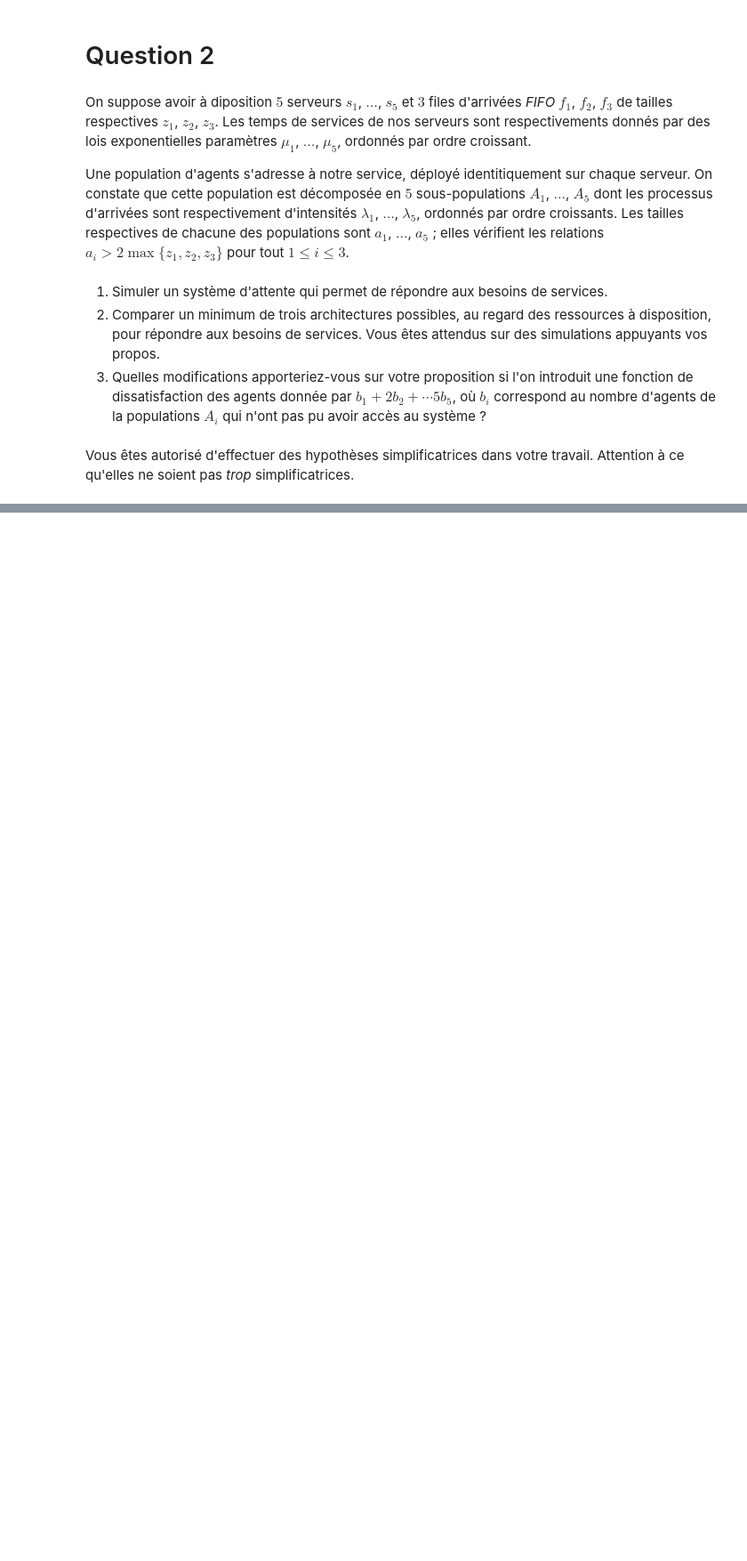
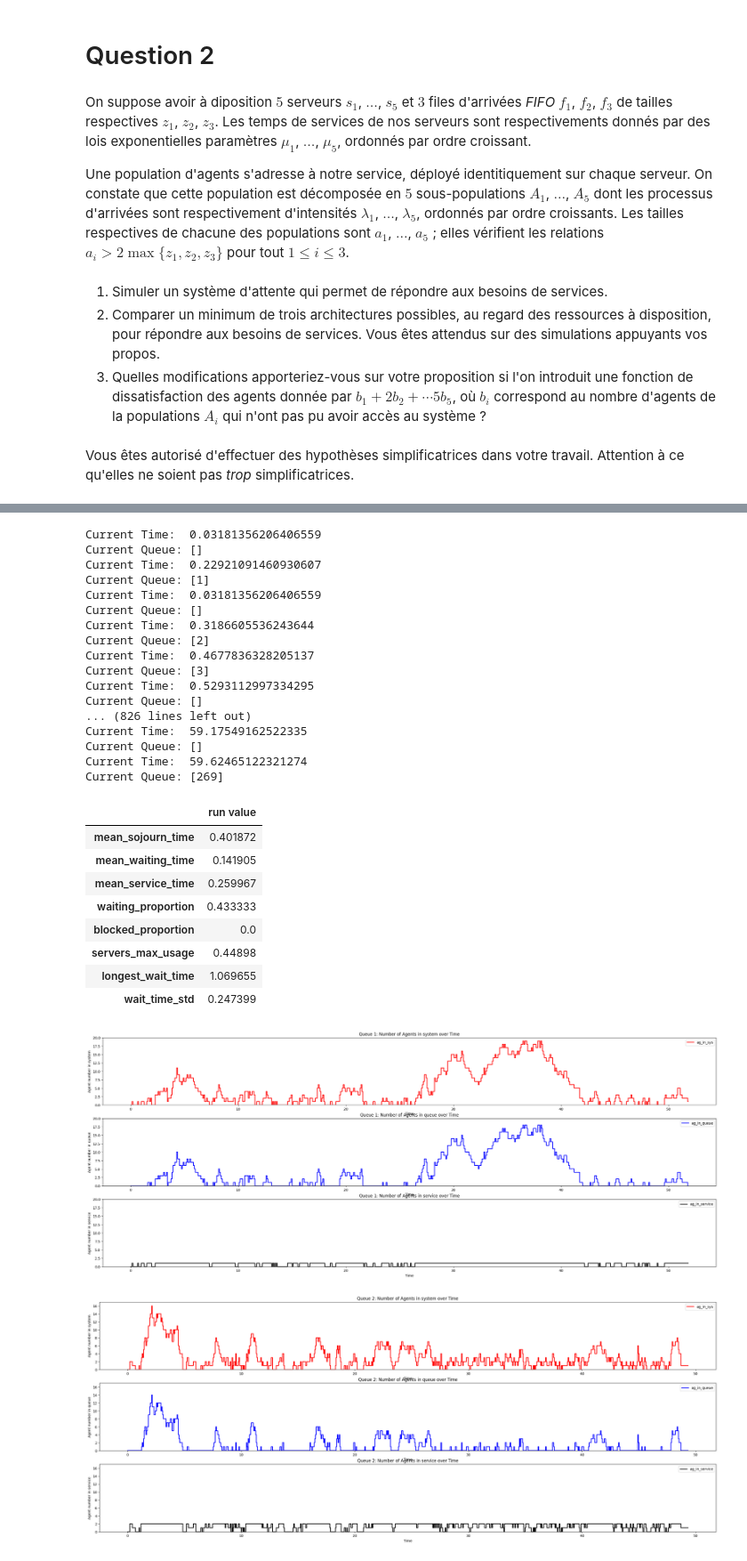
Before and after one commit to TALLEC-Scott/ero2, a Jupyter notebook: Analyse et dimensionnement - Enonce.ipynb, the cells around one changed output, grey strips where cells are left out. Shown at 89% size. Saved outputs shown, nothing was run; the diff lists cells and outputs as text; code cells hidden in the pictures; blank space fills up the shorter version.

```diff
--- a/Analyse et dimensionnement - Enonce.ipynb
+++ b/Analyse et dimensionnement - Enonce.ipynb
@@ -533,16 +624,13 @@ Vous êtes autorisé d'effectuer des hypothèses simplificatrices dans votre tra
 def combinePopulations(population_size_1, lambda_1, population_size_2, lambda_2):
     # Generate the new population size and lambda
     new_population_size = population_size_1 + population_size_2
-    new_lambda = lambda_1 + lambda_2
-
-    # Define the arrival distribution for the combined population
-    arval_dist = lambda size: rng.exponential(scale=1 / new_lambda, size=size)
+    new_lambda = lambda_1 + lambda_2  # New lambda is the sum of old lambdas
 
     # Return the new population information
     return new_population_size, new_lambda
 
 def combineServers(mu1, mu2):
     # Generate the new mu for the combined server
-    new_mu = (mu1 + mu2) / 2
+    new_mu = (mu1 + mu2) /2  #So why the average, well it's a simplification for 2 servers
 
     return new_mu
@@ -549,15 +641,21 @@ def combineServers(mu1, mu2):
 # %%
 # Sub-population sizes and arrival rates
-population_sizes = [65, 85, 105, 125, 150]  # a1, a2, a3, a4, a5
-lambdas = [0.1, 0.2, 0.3, 0.4, 0.5]  # lambda1, lambda2, lambda3, lambda4, lambda5
-mus = [0.5, 0.6, 0.7, 0.8, 0.9]  # Paramètres de temps de service pour chaque serveur
-queue_sizes = [10, 20, 30]  # Tailles de files d'attente
-server_counts = [1, 2, 2]
+population_sizes = [120, 150, 200, 250, 300]  # a1, a2, a3, a4, a5
+lambdas = [2, 3, 4, 5, 6]  # lambda1, lambda2, lambda3, lambda4, lambda5
+mus = [3, 4, 6, 7, 8]  # mu1, mu2, mu3, mu4, mu5
+queue_sizes = [20, 40, 60]  # z1, z2, z3
+server_counts = [1, 2, 2]  # s1, s2, s3
 test_size = 1000
 
 # Combine populations for queue F2 and F3
 population_size_f2, lambda_f2 = combinePopulations(population_sizes[3], lambdas[3], population_sizes[2], lambdas[2])  # A4 + A3
 population_size_f3, lambda_f3 = combinePopulations(population_sizes[1], lambdas[1], population_sizes[0], lambdas[0])  # A2 + A1
+
+# Combine servers for queue F2 and F3
+mu_f2 = combineServers(mus[2], mus[3])  # s4 + s3
+mu_f3 = combineServers(mus[0], mus[1])  # s2 + s1
+
+mu_f = [mus[4], mu_f2, mu_f3]  # Update mus for combined servers
 
 # Update population_sizes and lambdas for three queues
 population_sizes_f = [population_sizes[4], population_size_f2, population_size_f3]  # F1: A5, F2: A4+A3, F3: A2+A1
@@ -567,12 +665,12 @@ lambdas_f = [lambdas[4], lambda_f2, lambda_f3]  # Update lambdas for combined po
 queues = []
 for i in range(3):  # three queues
     arval_dist = lambda size: rng.exponential(1/lambdas_f[i], size=size)
-    srv_dist = lambda size: rng.exponential(1/mus[i], size=size)
+    srv_dist = lambda size: rng.exponential(1/mu_f[i], size=size)
     fifo_policy = lambda x: 0
     mm1_fifo = QS(arval_dist, srv_dist, server_counts[i], queue_size=queue_sizes[i], test_size=population_sizes_f[i], policy=fifo_policy)
     queues.append(mm1_fifo)
 
-for queue in queues:
+for i, queue in enumerate(queues):
     queue.pretreat()
     queue.run()
     queue.posttreat()
@@ -582,7 +680,9 @@ for queue in queues:
     counts = ['ag_in_sys', 'ag_in_queue', 'ag_in_service']
     labels = ['system', 'queue', 'service']
     colors = ['red', 'blue', 'black']
-    for i in range(3):
-        queue_bench.plot(y=counts[i],
-                         use_index=True, ax=axes[i], linewidth=2, drawstyle='steps-mid', color=f'{colors[i]}',
-                         ylabel=f'Agent number in {labels[i]}', xlabel='Time', ylim=[0,max(queue_bench['ag_in_sys']+1)])
+    for j in range(3):
+        queue_bench.plot(y=counts[j],
+                         use_index=True, ax=axes[j], linewidth=2, drawstyle='steps-mid', color=f'{colors[j]}',
+                         ylabel=f'Agent number in {labels[j]}', xlabel='Time', ylim=[0,max(queue_bench['ag_in_sys']+1)],
+                         title=f'Queue {i+1}: Number of Agents in {labels[j]} over Time')
+# %% [output]
@@ -588,0 +741,28 @@ for queue in queues:
+Current Time:  0.03181356206406559
+Current Queue: []
+Current Time:  0.22921091460930607
+Current Queue: [1]
+Current Time:  0.03181356206406559
+Current Queue: []
+Current Time:  0.3186605536243644
+Current Queue: [2]
+Current Time:  0.4677836328205137
+Current Queue: [3]
+Current Time:  0.5293112997334295
+Current Queue: []
+... (826 lines left out)
+Current Time:  59.17549162522335
+Current Queue: []
+Current Time:  59.62465122321274
+Current Queue: [269]
+|  | run value |
+| mean_sojourn_time | 0.401872 |
+| mean_waiting_time | 0.141905 |
+| mean_service_time | 0.259967 |
+| waiting_proportion | 0.433333 |
+| blocked_proportion | 0.0 |
+| servers_max_usage | 0.44898 |
+| longest_wait_time | 1.069655 |
+| wait_time_std | 0.247399 |
+[figure, added]
+[figure, added]
```
Also changed, not shown: parts of 25 cells of this notebook.
